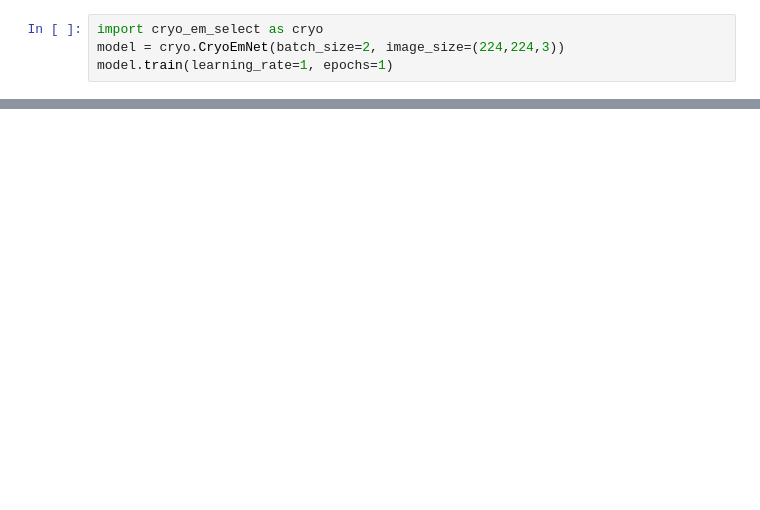
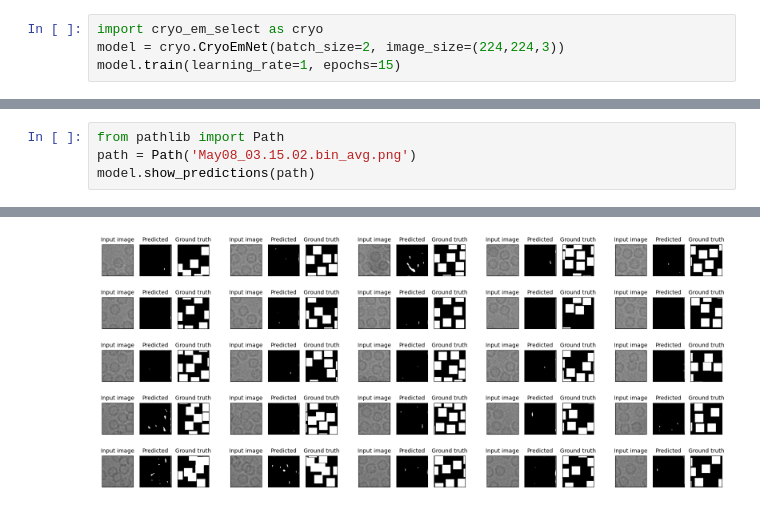
Before and after one commit to Joac1137/cryo-em_classification, a Jupyter notebook: experiments.ipynb, the cells around one changed output, grey strips where cells are left out. Cells and saved outputs as stored; diff of their text form; blank space fills up the shorter version.

Commit message:
implemented some plotting

```diff
--- a/experiments.ipynb
+++ b/experiments.ipynb
@@ -1,5 +1,5 @@
 # %%
 import cryo_em_select as cryo
 model = cryo.CryoEmNet(batch_size=2, image_size=(224,224,3))
-model.train(learning_rate=1, epochs=1)
+model.train(learning_rate=1, epochs=15)
 # %% [output]
@@ -110,0 +23,5 @@ plot_image_predictions(4,1,model)
+# %%
+from pathlib import Path
+path = Path('May08_03.15.02.bin_avg.png')
+model.show_predictions(path)
+# %% [output]
@@ -110,0 +29 @@ plot_image_predictions(4,1,model)
+[figure, added]
```
Also changed, not shown: parts of 3 cells of this notebook, 20 other files.
